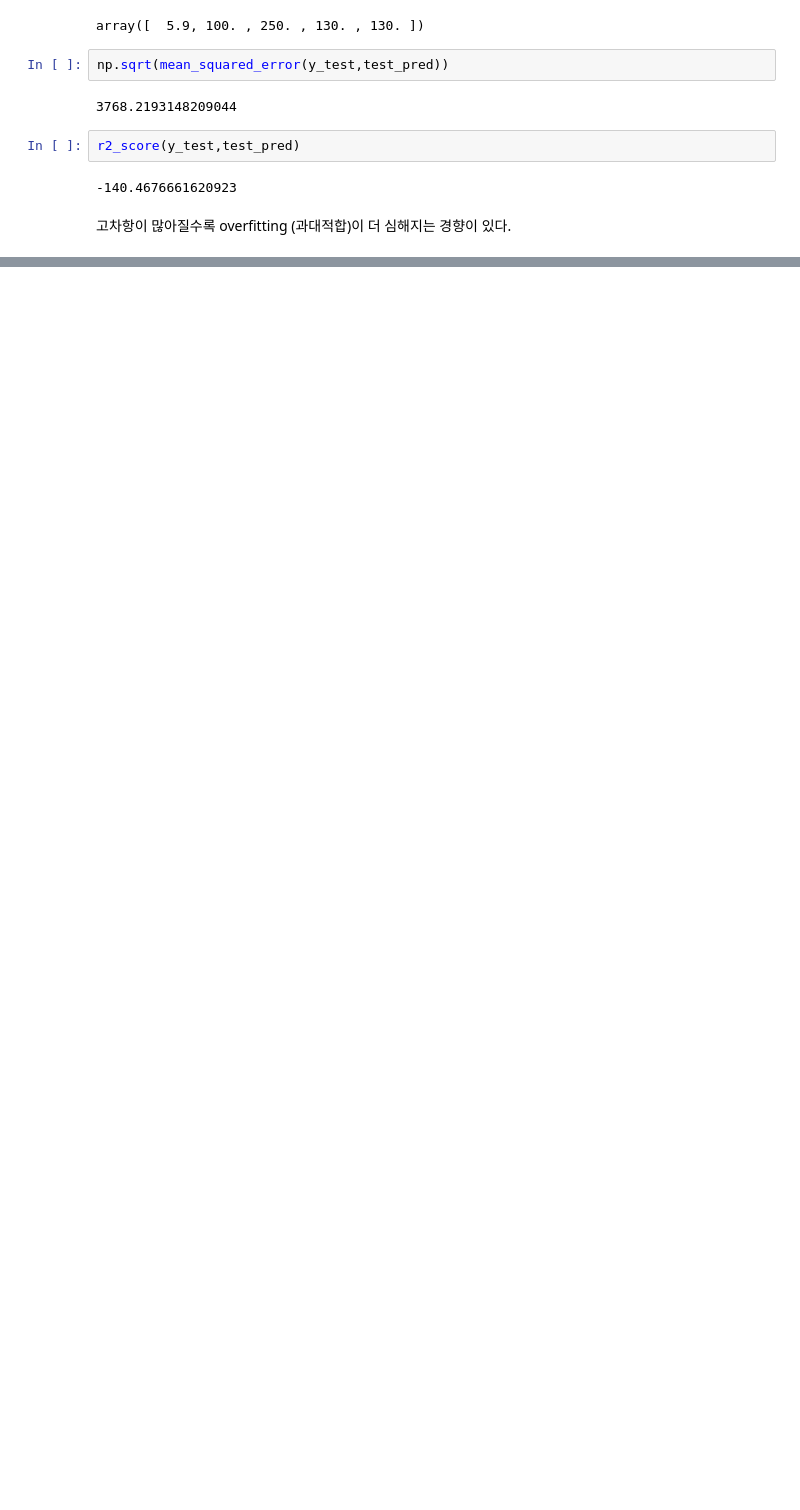
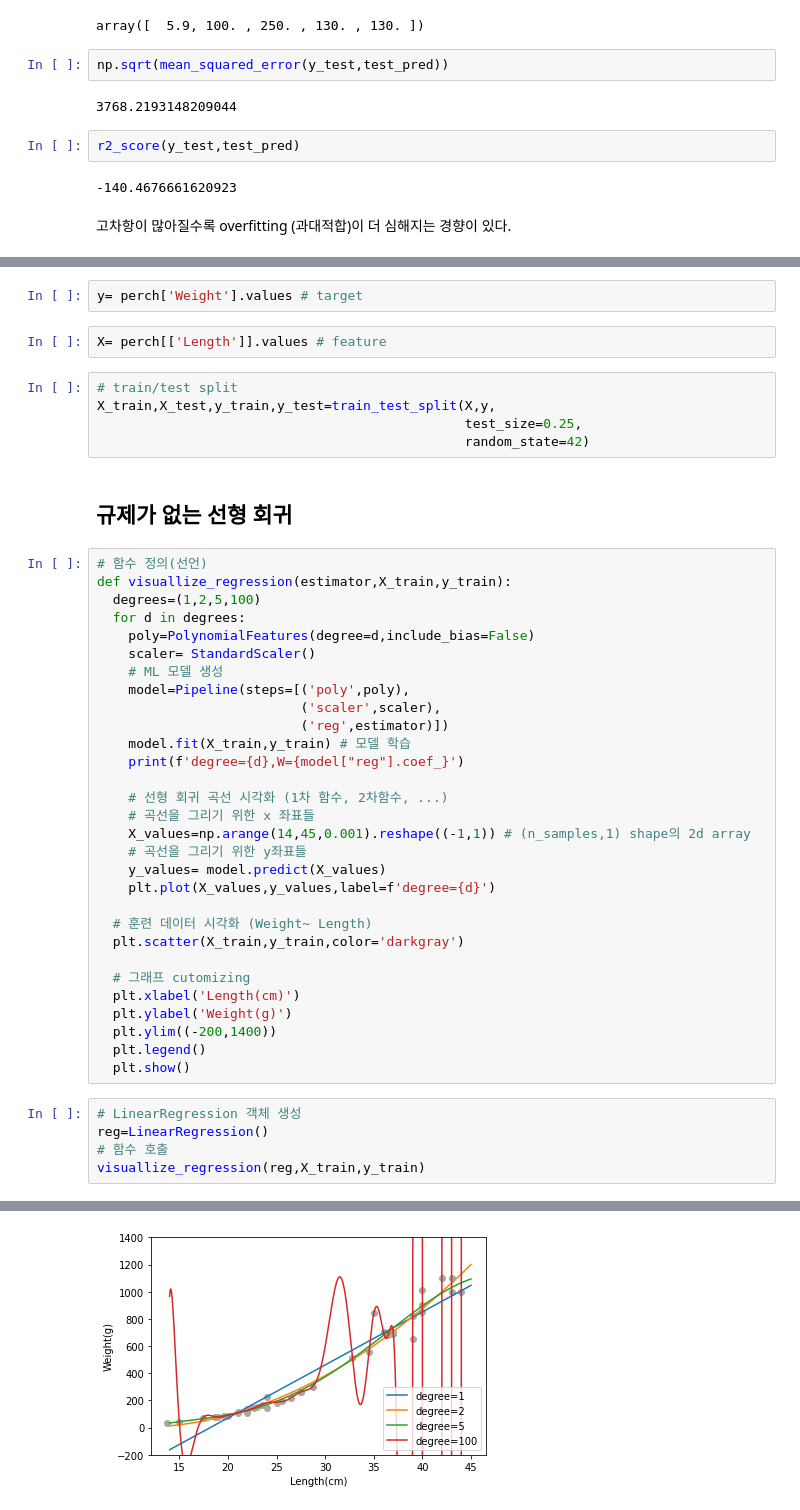
Before and after one commit to sangjin94/itwill-python, a Jupyter notebook: ml06_multiple_regression.ipynb, the cells around one changed output, grey strips where cells are left out. Cells and saved outputs as stored; diff of their text form; blank space fills up the shorter version.

```diff
--- a/ml06_multiple_regression.ipynb
+++ b/ml06_multiple_regression.ipynb
@@ -308,0 +317,47 @@ r2_score(y_test,test_pred)
+# %%
+y= perch['Weight'].values # target
+# %%
+X= perch[['Length']].values # feature
+# %%
+# train/test split
+X_train,X_test,y_train,y_test=train_test_split(X,y,
+                                               test_size=0.25,
+                                               random_state=42)
+# %% [markdown]
+## 규제가 없는 선형 회귀
+# %%
+# 함수 정의(선언)
+def visuallize_regression(estimator,X_train,y_train):
+  degrees=(1,2,5,100)
+  for d in degrees:
+    poly=PolynomialFeatures(degree=d,include_bias=False)
+    scaler= StandardScaler()
+    # ML 모델 생성
+    model=Pipeline(steps=[('poly',poly),
+                          ('scaler',scaler),
+                          ('reg',estimator)])
+    model.fit(X_train,y_train) # 모델 학습
+    print(f'degree={d},W={model["reg"].coef_}')
+
+    # 선형 회귀 곡선 시각화 (1차 함수, 2차함수, ...)
+    # 곡선을 그리기 위한 x 좌표들
+    X_values=np.arange(14,45,0.001).reshape((-1,1)) # (n_samples,1) shape의 2d array
+    # 곡선을 그리기 위한 y좌표들
+    y_values= model.predict(X_values)
+    plt.plot(X_values,y_values,label=f'degree={d}')
+
+  # 훈련 데이터 시각화 (Weight~ Length)
+  plt.scatter(X_train,y_train,color='darkgray')
+
+  # 그래프 cutomizing
+  plt.xlabel('Length(cm)')
+  plt.ylabel('Weight(g)')
+  plt.ylim((-200,1400))
+  plt.legend()
+  plt.show()
+# %%
+# LinearRegression 객체 생성
+reg=LinearRegression()
+# 함수 호출
+visuallize_regression(reg,X_train,y_train)
+# %% [output]
@@ -308,0 +381 @@ r2_score(y_test,test_pred)
+[figure, added]
```
Also changed, not shown: parts of 20 cells of this notebook.
